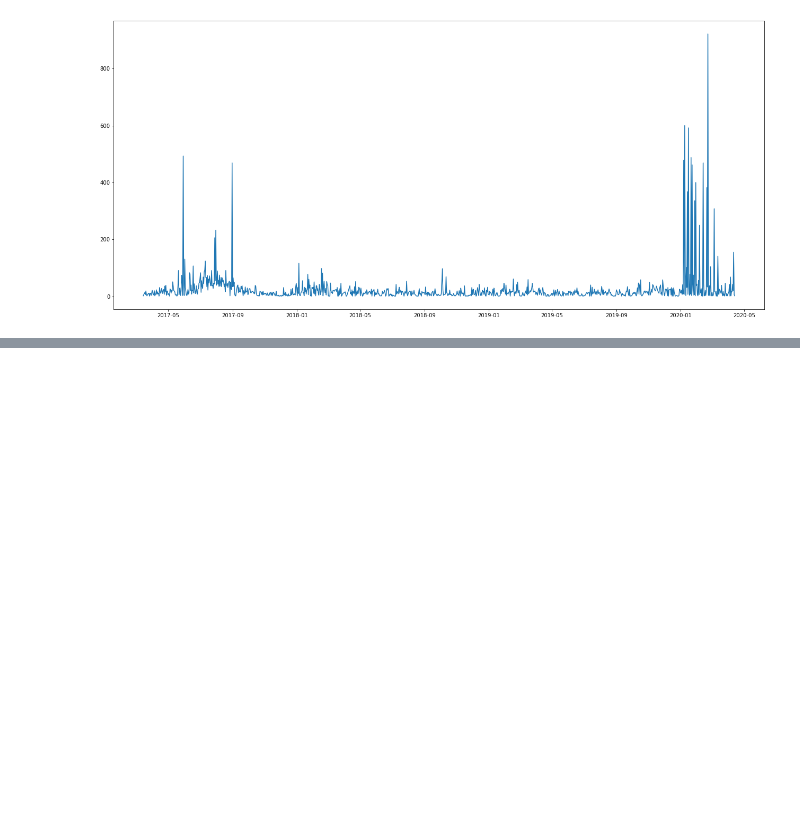
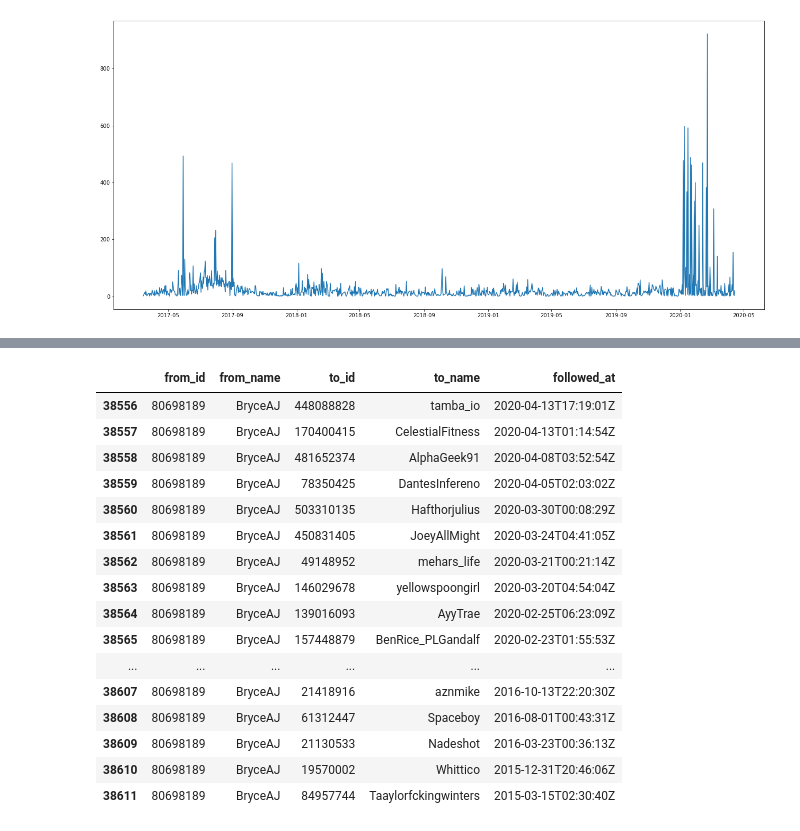
Before and after one commit to UBERCRUZER/twitch-analytics, a Jupyter notebook: followers.ipynb, the cells around one changed output, grey strips where cells are left out. Cells and saved outputs as stored; diff of their text form; code cells hidden in the pictures; blank space fills up the shorter version.

Commit message:
adding py file for getting following to followers

```diff
--- a/followers.ipynb
+++ b/followers.ipynb
@@ -29,3 +29,17 @@ plt.plot(followers.groupby(by=followers['followed_at'].dt.date).count().iloc[290
 plt.show()
 # %% [output]
 [figure]
+# %%
+d = "following"
+filenames = []
+for path in os.listdir(d):
+    full_path = os.path.join(d, path)
+    if os.path.isfile(full_path):
+        filenames.append(full_path)
+
+following = pd.DataFrame()
+
+for currFile in filenames:
+    with open(currFile) as jsonFile:
+        dictJson = json.load(jsonFile)
+    following = following.append(pd.DataFrame.from_dict(dictJson['data']), ignore_index=True)
@@ -31,0 +70,20 @@ plt.show()
+# %%
+following[following['from_name']=='BryceAJ']
+# %% [output]
+|  | from_id | from_name | to_id | to_name | followed_at |
+| 38556 | 80698189 | BryceAJ | 448088828 | tamba_io | 2020-04-13T17:19:01Z |
+| 38557 | 80698189 | BryceAJ | 170400415 | CelestialFitness | 2020-04-13T01:14:54Z |
+| 38558 | 80698189 | BryceAJ | 481652374 | AlphaGeek91 | 2020-04-08T03:52:54Z |
+| 38559 | 80698189 | BryceAJ | 78350425 | DantesInfereno | 2020-04-05T02:03:02Z |
+| 38560 | 80698189 | BryceAJ | 503310135 | Hafthorjulius | 2020-03-30T00:08:29Z |
+| 38561 | 80698189 | BryceAJ | 450831405 | JoeyAllMight | 2020-03-24T04:41:05Z |
+| 38562 | 80698189 | BryceAJ | 49148952 | mehars_life | 2020-03-21T00:21:14Z |
+| 38563 | 80698189 | BryceAJ | 146029678 | yellowspoongirl | 2020-03-20T04:54:04Z |
+| 38564 | 80698189 | BryceAJ | 139016093 | AyyTrae | 2020-02-25T06:23:09Z |
+| 38565 | 80698189 | BryceAJ | 157448879 | BenRice_PLGandalf | 2020-02-23T01:55:53Z |
+| ... | ... | ... | ... | ... | ... |
+| 38607 | 80698189 | BryceAJ | 21418916 | aznmike | 2016-10-13T22:20:30Z |
+| 38608 | 80698189 | BryceAJ | 61312447 | Spaceboy | 2016-08-01T00:43:31Z |
+| 38609 | 80698189 | BryceAJ | 21130533 | Nadeshot | 2016-03-23T00:36:13Z |
+| 38610 | 80698189 | BryceAJ | 19570002 | Whittico | 2015-12-31T20:46:06Z |
+| 38611 | 80698189 | BryceAJ | 84957744 | Taaylorfckingwinters | 2015-03-15T02:30:40Z |
```
Also changed, not shown: parts of 2 cells of this notebook, 3 other files.
